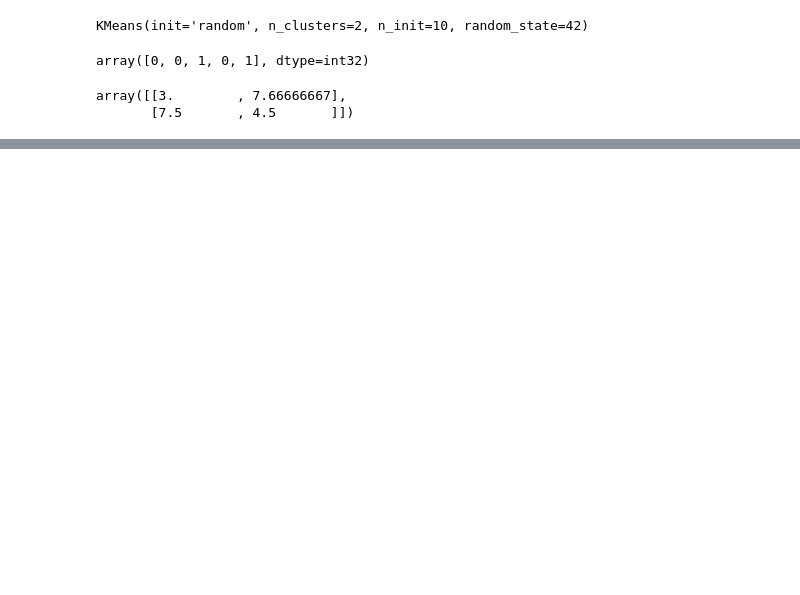
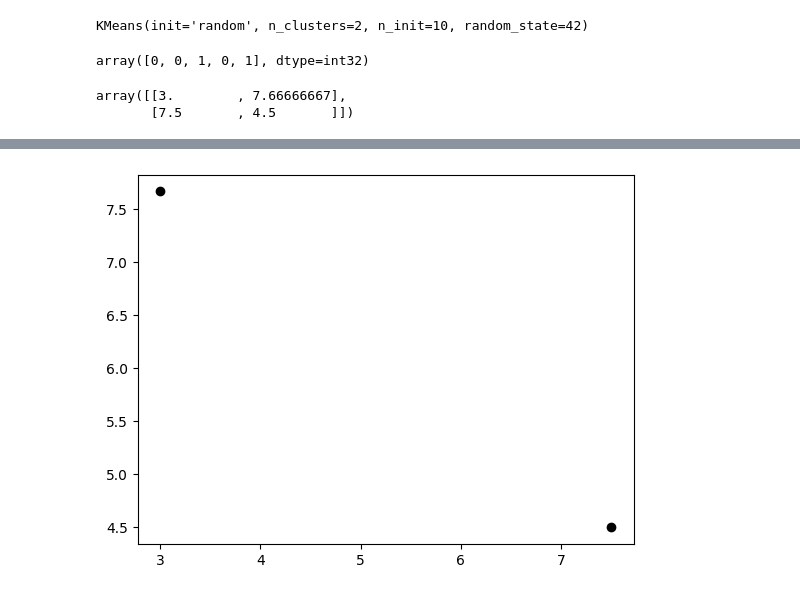
Before and after one commit to shahjamanbadhon/Data-Mining, a Jupyter notebook: KMeans.ipynb, the cells around one changed output, grey strips where cells are left out. Saved outputs shown, nothing was run; the diff lists cells and outputs as text; code cells hidden in the pictures; blank space fills up the shorter version.

```diff
--- a/KMeans.ipynb
+++ b/KMeans.ipynb
@@ -36,0 +43,5 @@ array([[3.        , 7.66666667],
+# %%
+plt.scatter(centroids[:,0], centroids[:,1], c='black')
+plt.show()
+# %% [output]
+[figure, added]
```
Also changed, not shown: parts of 1 cell of this notebook.
